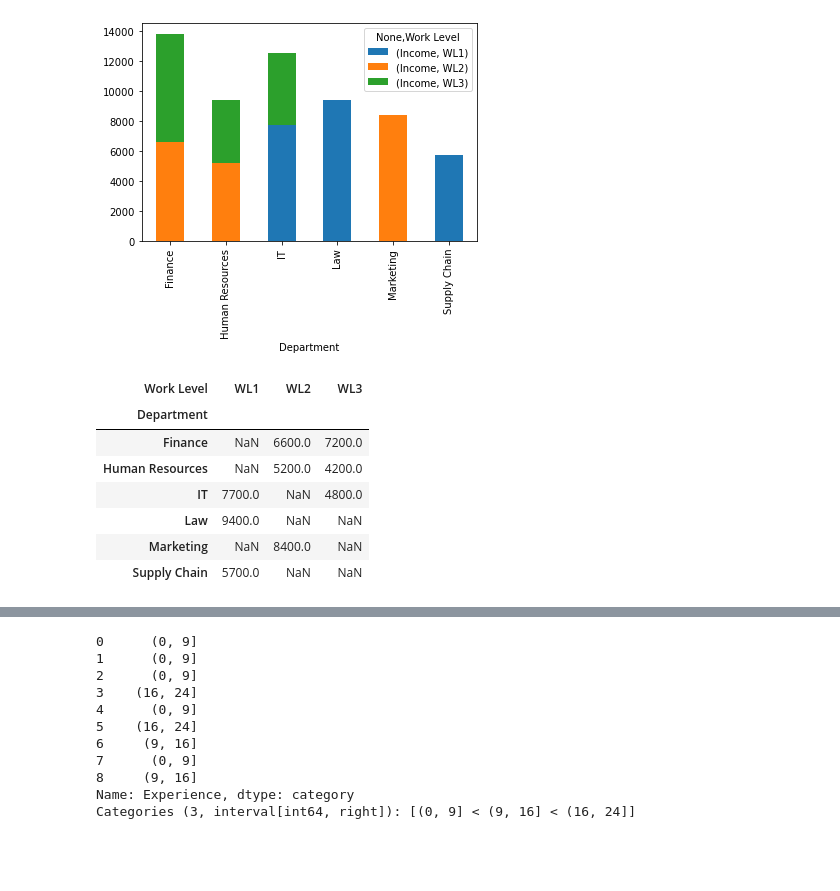
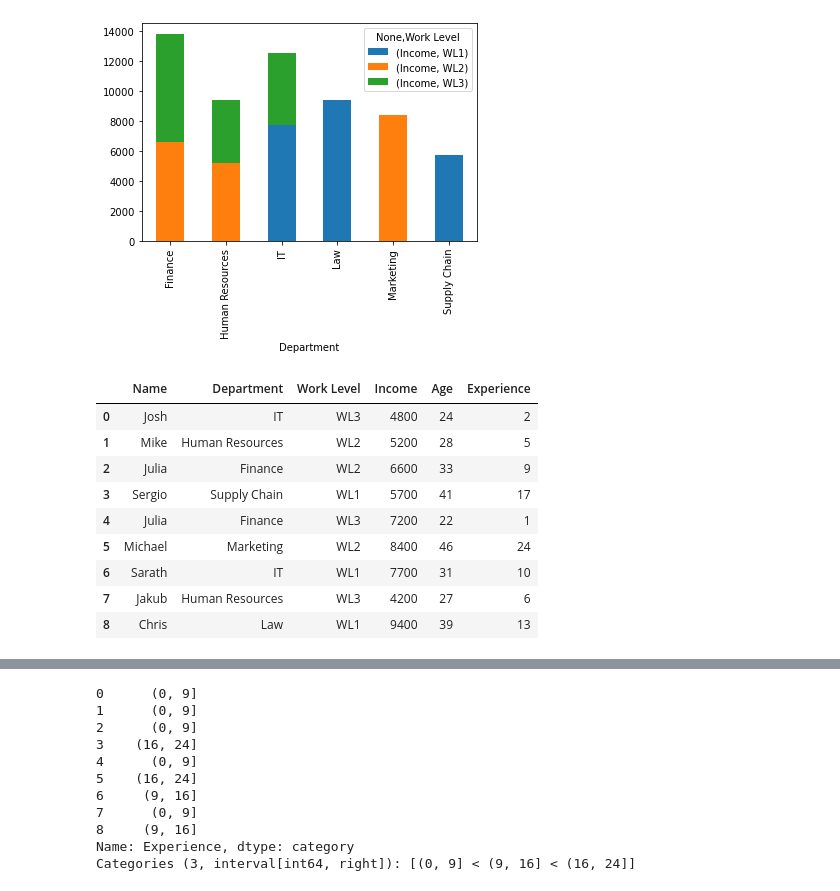
Before and after one commit to dev-SR/machine-learning, a Jupyter notebook: 01pandas/pandas.ipynb, the cells around one changed output, grey strips where cells are left out. Cells and saved outputs as stored; diff of their text form; code cells hidden in the pictures; blank space fills up the shorter version.

```diff
--- a/01pandas/pandas.ipynb
+++ b/01pandas/pandas.ipynb
@@ -2746,14 +2834,16 @@ df.plot(kind='bar', stacked=True)
 # %% [output]
 <AxesSubplot:xlabel='Department'>
 [figure]
-# %%
-employees.pivot_table("Income",index="Department",columns="Work Level") #We can make it easier.
-# %% [output]
-| Work Level | WL1 | WL2 | WL3 |
-| Department |  |  |  |
-| Finance | NaN | 6600.0 | 7200.0 |
-| Human Resources | NaN | 5200.0 | 4200.0 |
-| IT | 7700.0 | NaN | 4800.0 |
-| Law | 9400.0 | NaN | NaN |
-| Marketing | NaN | 8400.0 | NaN |
-| Supply Chain | 5700.0 | NaN | NaN |
+# %%
+employees
+# %% [output]
+|  | Name | Department | Work Level | Income | Age | Experience |
+| 0 | Josh | IT | WL3 | 4800 | 24 | 2 |
+| 1 | Mike | Human Resources | WL2 | 5200 | 28 | 5 |
+| 2 | Julia | Finance | WL2 | 6600 | 33 | 9 |
+| 3 | Sergio | Supply Chain | WL1 | 5700 | 41 | 17 |
+| 4 | Julia | Finance | WL3 | 7200 | 22 | 1 |
+| 5 | Michael | Marketing | WL2 | 8400 | 46 | 24 |
+| 6 | Sarath | IT | WL1 | 7700 | 31 | 10 |
+| 7 | Jakub | Human Resources | WL3 | 4200 | 27 | 6 |
+| 8 | Chris | Law | WL1 | 9400 | 39 | 13 |
```
Also changed, not shown: parts of 33 cells of this notebook, 23 other files.
